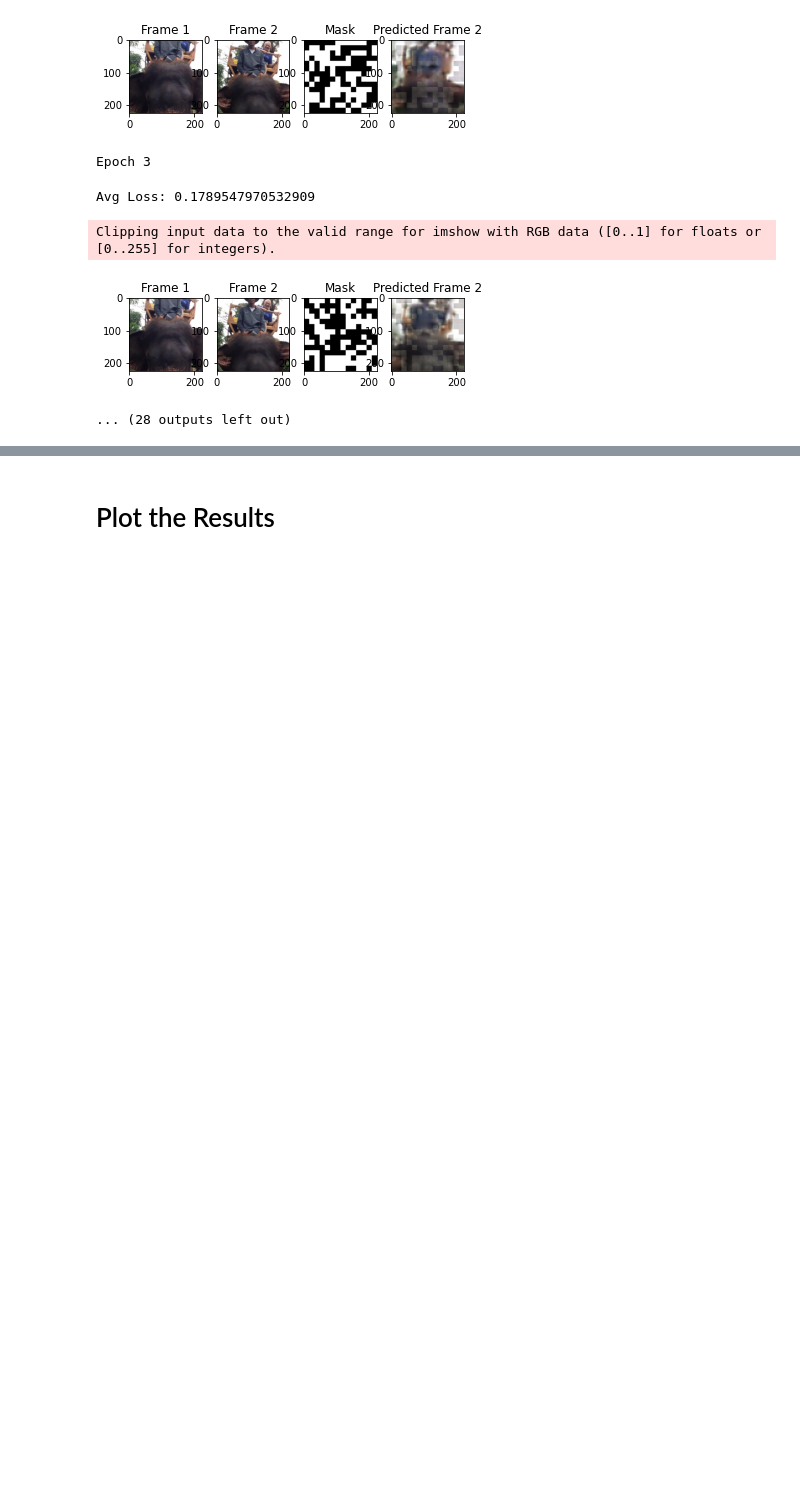
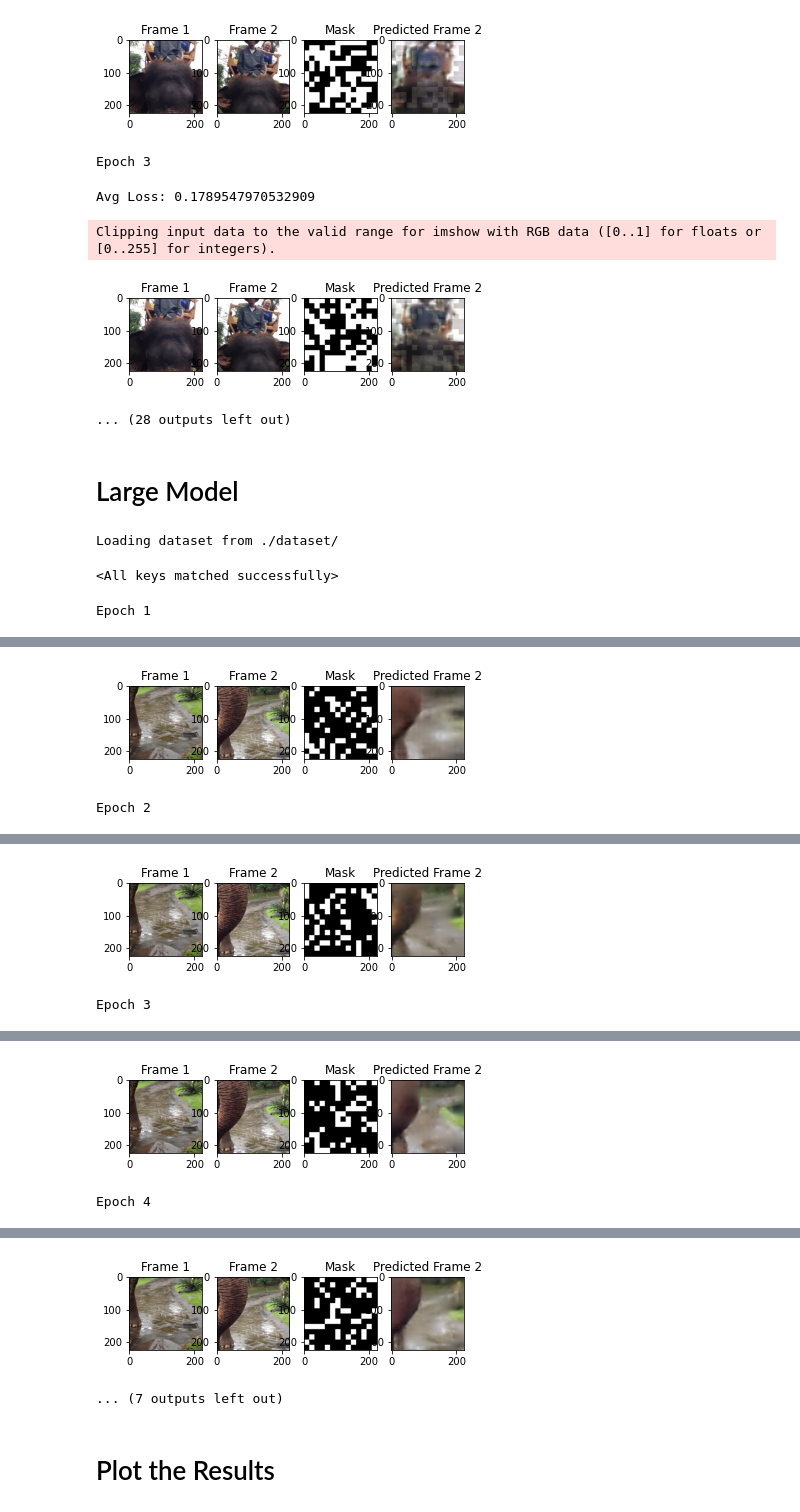
Before and after one commit to eleander/SiamMAE, a Jupyter notebook: SiamMAE.ipynb, the cells around one changed output, grey strips where cells are left out. Saved outputs shown, nothing was run; the diff lists cells and outputs as text; code cells hidden in the pictures; blank space fills up the shorter version.

Commit message:
large model finshed
Co-authored-by: Ferran Sanchez Llado <ferranSanchezLlado@users.noreply.github.com>

```diff
--- a/SiamMAE.ipynb
+++ b/SiamMAE.ipynb
@@ -194,3 +194,18 @@ Avg Loss: 0.1789547970532909
 Clipping input data to the valid range for imshow with RGB data ([0..1] for floats or [0..255] for integers).
 [figure]
 ... (28 outputs left out)
+# %% [markdown]
+# Large Model
+# %%
+data = get_kinetics_dataset("./dataset/")
+# %% [output]
+Loading dataset from ./dataset/
+# %%
+BATCH_SIZE = 8
+
+data_loader = torch.utils.data.DataLoader(
+    data,
+    batch_size=BATCH_SIZE,
+)
+
+del data
@@ -196,0 +214,8 @@ Clipping input data to the valid range for imshow with RGB data ([0..1] for floa
+# %%
+siam_pretrained_large = SiamMAE(prepare_model(chkpt_dir="checkpoints/mae_gan_pretrained.pth", arch="mae_vit_large_patch16")).to(device)
+# %% [output]
+<All keys matched successfully>
+# %%
+train(siam_pretrained_large, data_loader, prefix="pretrained_large_", epochs=6, num_epochs_per_save=2)
+# %% [output]
+Epoch 1
@@ -196,0 +223,2 @@ Clipping input data to the valid range for imshow with RGB data ([0..1] for floa
+[figure, added]
+Epoch 2
@@ -196,0 +226,2 @@ Clipping input data to the valid range for imshow with RGB data ([0..1] for floa
+[figure, added]
+Epoch 3
@@ -196,0 +229,2 @@ Clipping input data to the valid range for imshow with RGB data ([0..1] for floa
+[figure, added]
+Epoch 4
@@ -197,3 +232,5 @@ Clipping input data to the valid range for imshow with RGB data ([0..1] for floa
+[figure, added]
+... (7 outputs left out)
 # %% [markdown]
 # Plot the Results
 # %%
```
Also changed, not shown: parts of 2 cells of this notebook.
